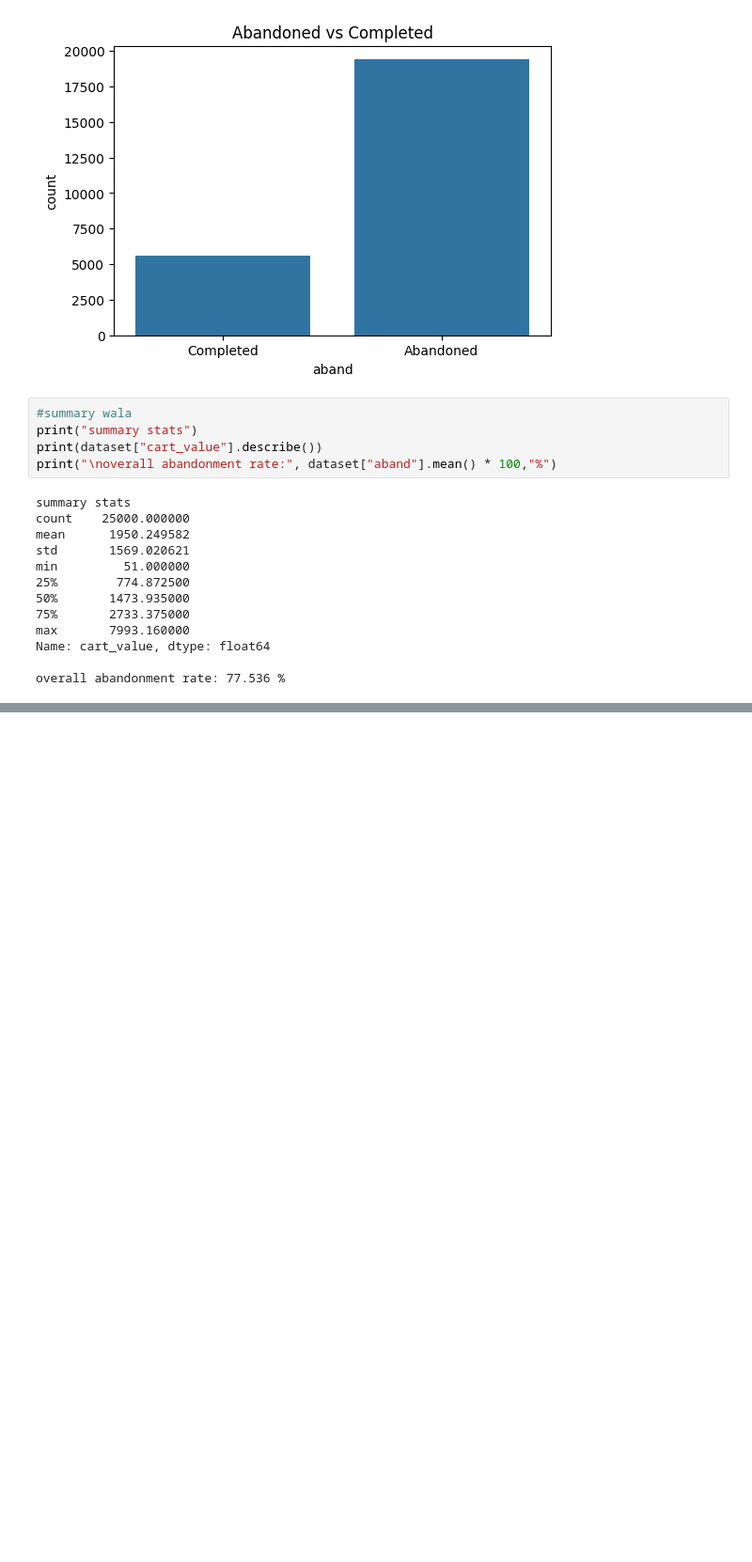
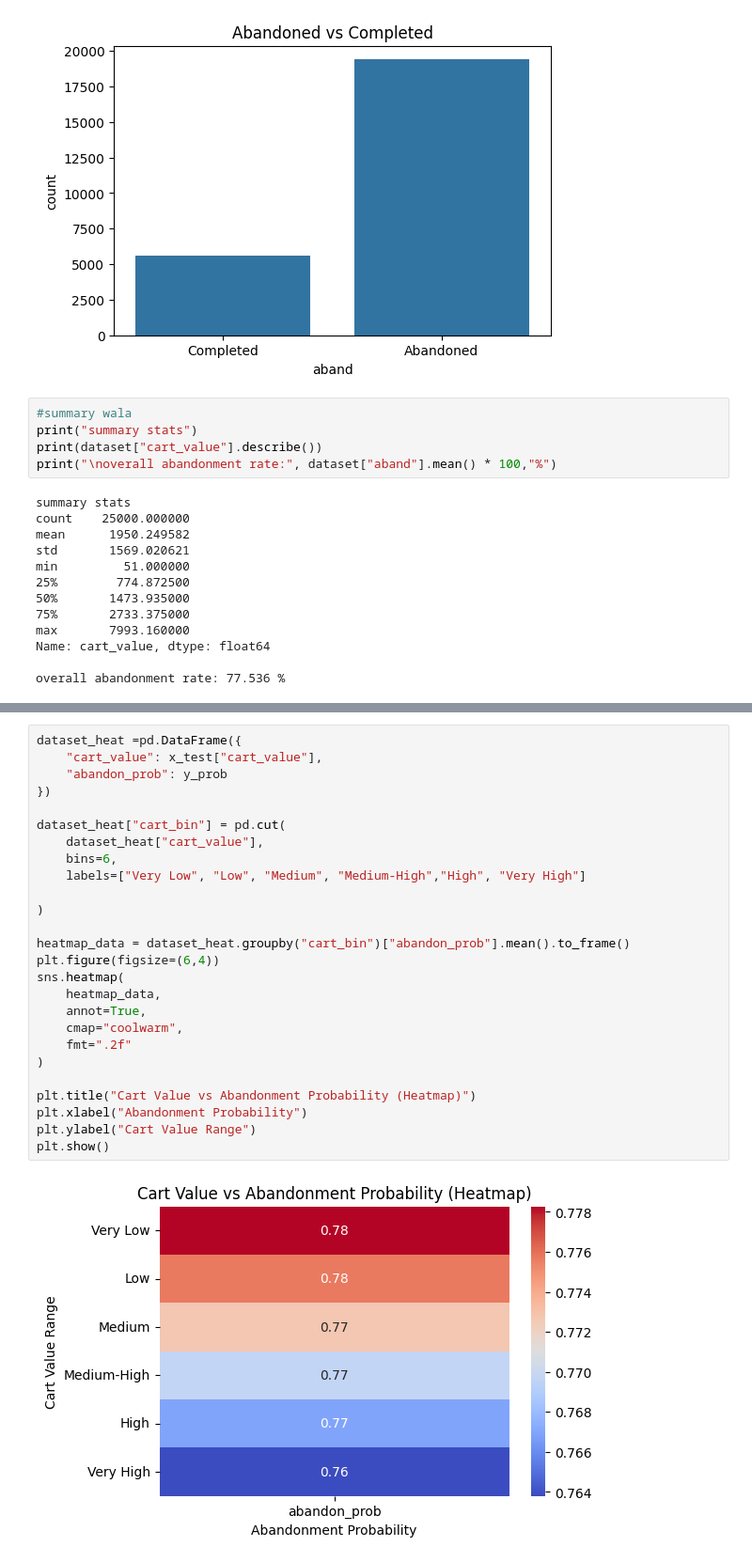
Before and after one commit to Deep-pdf/Python-AI-ML-Projects, a Jupyter notebook: project1.ipynb, the cells around one changed output, grey strips where cells are left out. Shown: that part at 94% size. Cells and saved outputs as stored; diff of their text form; blank space fills up the shorter version.

```diff
--- a/project1.ipynb
+++ b/project1.ipynb
@@ -126,0 +160,28 @@ overall abandonment rate: 77.536 %
+# %%
+dataset_heat =pd.DataFrame({
+    "cart_value": x_test["cart_value"],
+    "abandon_prob": y_prob
+})
+
+dataset_heat["cart_bin"] = pd.cut(
+    dataset_heat["cart_value"],
+    bins=6,
+    labels=["Very Low", "Low", "Medium", "Medium-High","High", "Very High"]
+
+)
+
+heatmap_data = dataset_heat.groupby("cart_bin")["abandon_prob"].mean().to_frame()
+plt.figure(figsize=(6,4))
+sns.heatmap(
+    heatmap_data,
+    annot=True,
+    cmap="coolwarm",
+    fmt=".2f"
+)
+
+plt.title("Cart Value vs Abandonment Probability (Heatmap)")
+plt.xlabel("Abandonment Probability")
+plt.ylabel("Cart Value Range")
+plt.show()
+# %% [output]
+[figure, added]
```
Also changed, not shown: parts of 4 cells of this notebook.
